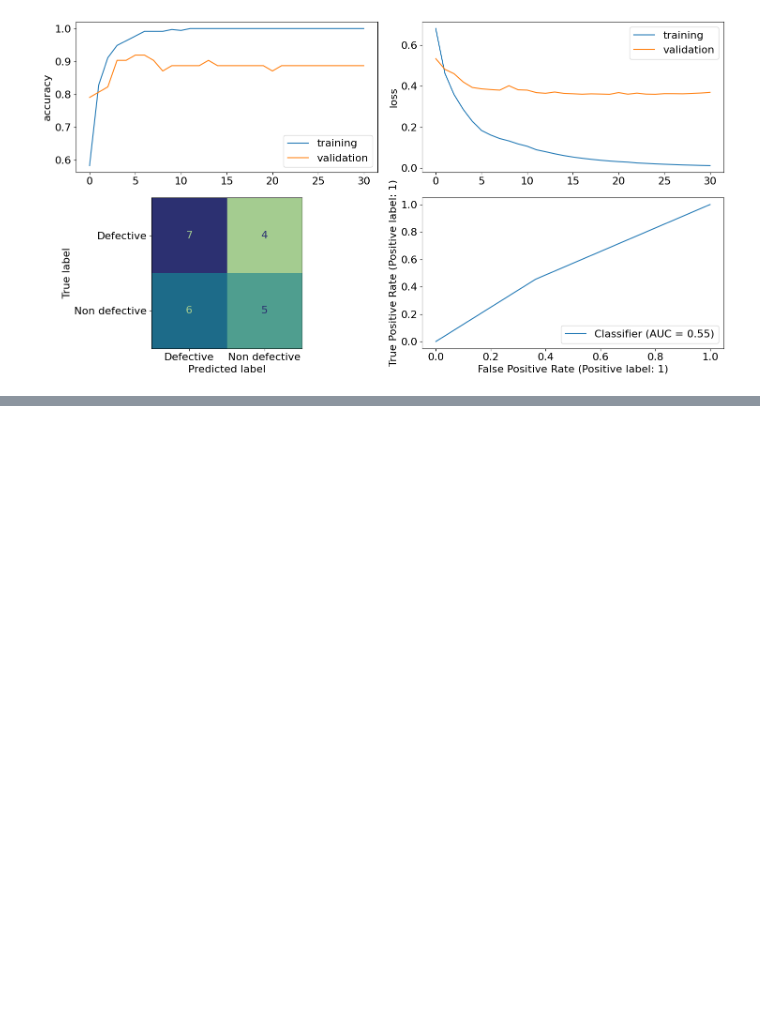
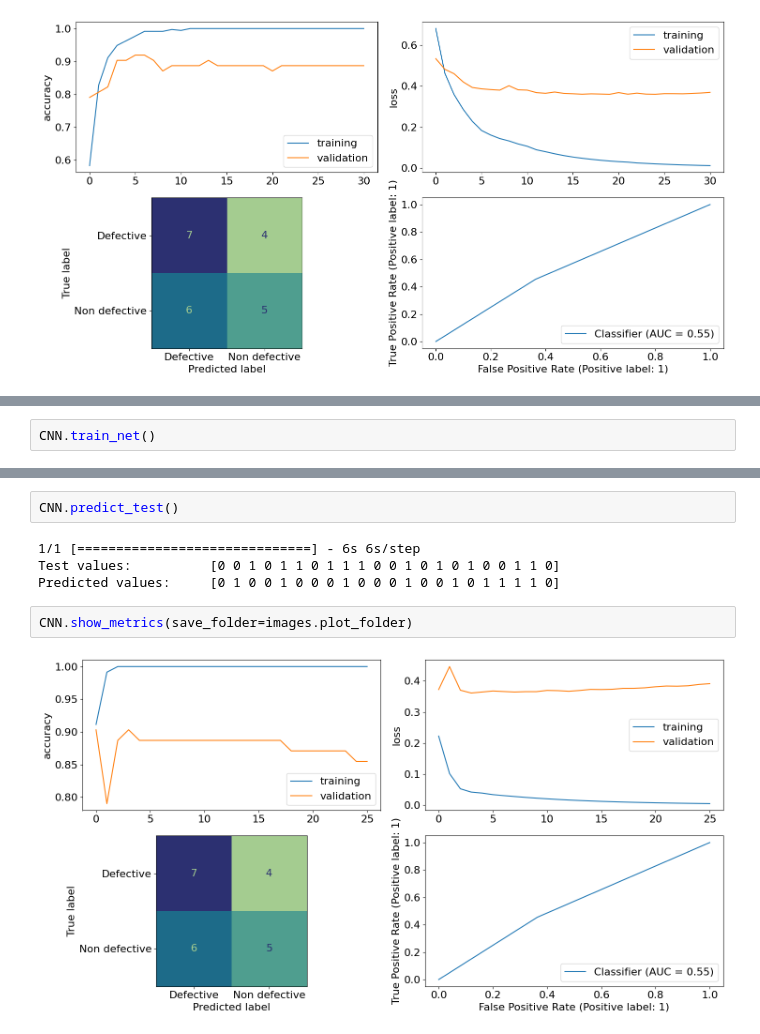
Before and after one commit to demustamas/Mathemathical-Modeling-Practice, a Jupyter notebook: classification_model_VGG16_pretrained.ipynb, the cells around one changed output, grey strips where cells are left out. Drawn from its saved outputs; the diff is of its cells as text; blank space fills up the shorter version.

```diff
--- a/classification_model_VGG16_pretrained.ipynb
+++ b/classification_model_VGG16_pretrained.ipynb
@@ -251,0 +336,2 @@ CNN.show_metrics(save_folder=images.plot_folder)
+# %%
+CNN.train_net()
@@ -251,0 +356,10 @@ CNN.show_metrics(save_folder=images.plot_folder)
+# %%
+CNN.predict_test()
+# %% [output]
+1/1 [==============================] - 6s 6s/step
+Test values:          [0 0 1 0 1 1 0 1 1 1 0 0 1 0 1 0 1 0 0 1 1 0]
+Predicted values:     [0 1 0 0 1 0 0 0 1 0 0 0 1 0 0 1 0 1 1 1 1 0]
+# %%
+CNN.show_metrics(save_folder=images.plot_folder)
+# %% [output]
+[figure, added]
```
Also changed, not shown: parts of 4 cells of this notebook, 8 other files.
